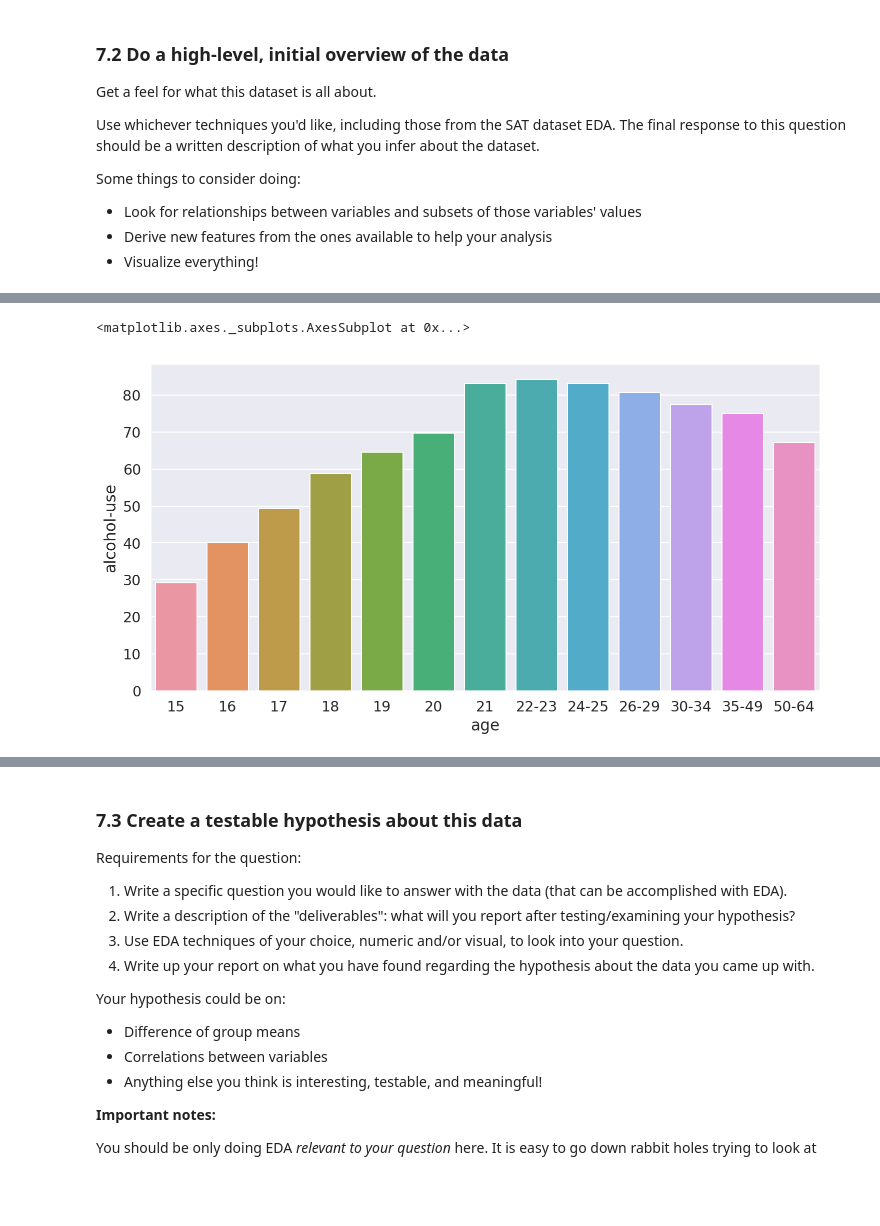
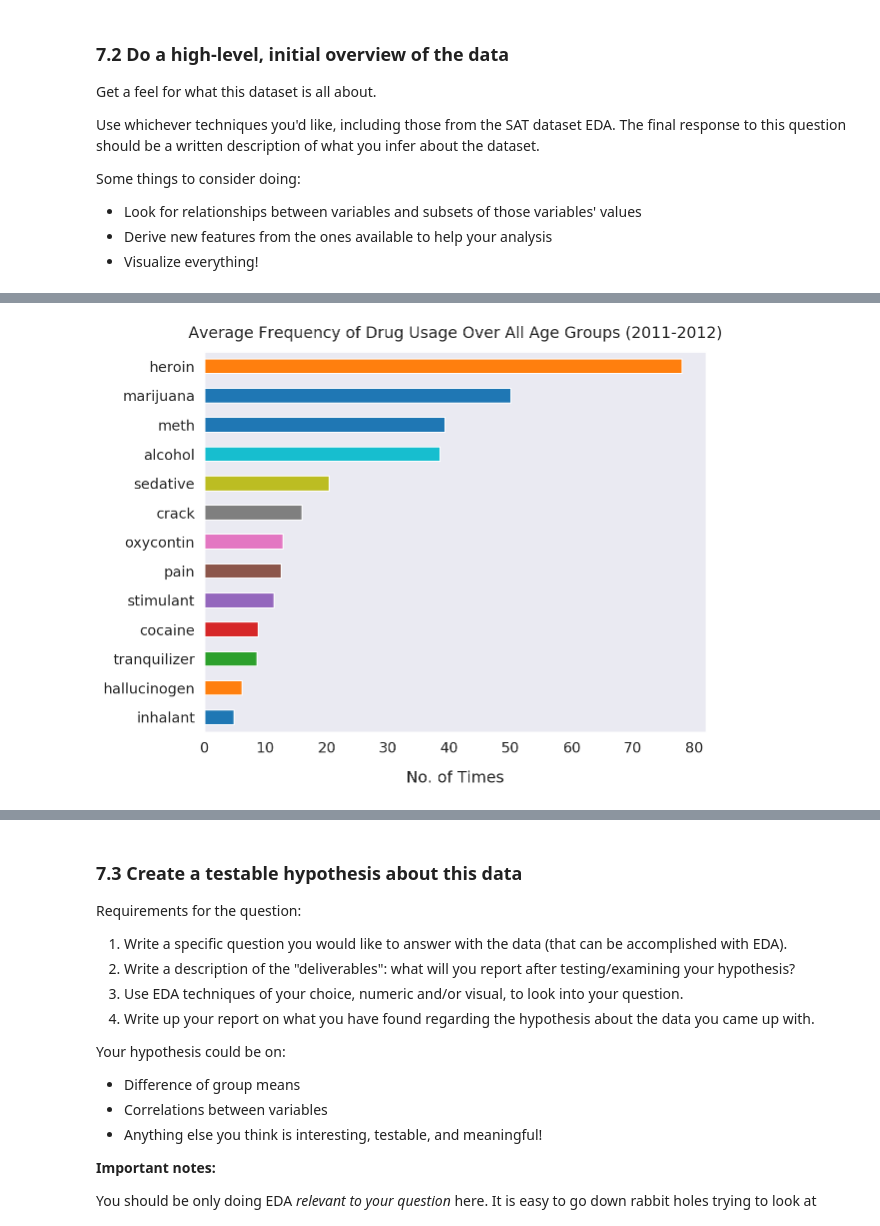
Before and after one commit to ppeyliang/EDA, a Jupyter notebook: eda.ipynb, the cells around one changed output, grey strips where cells are left out. Saved outputs shown, nothing was run; the diff lists cells and outputs as text; code cells hidden in the pictures; blank space fills up the shorter version.

```diff
--- a/eda.ipynb
+++ b/eda.ipynb
@@ -604,6 +630,7 @@ plt.show()
-# %%
-plt.subplots(figsize=(12, 6))
-sns.barplot(x='age', y='alcohol-use', data=drug)
-# %% [output]
-<matplotlib.axes._subplots.AxesSubplot at 0x...>
-[figure, removed]
+# %%
+drug_freq.mean().sort_values().plot(kind='barh', figsize=(9,7))
+plt.xlabel('No. of Times', labelpad=15)
+plt.title('Average Frequency of Drug Usage Over All Age Groups (2011-2012)', y=1.02)
+plt.show()
+# %% [output]
+[figure, added]
```
Also changed, not shown: parts of 25 cells of this notebook.
